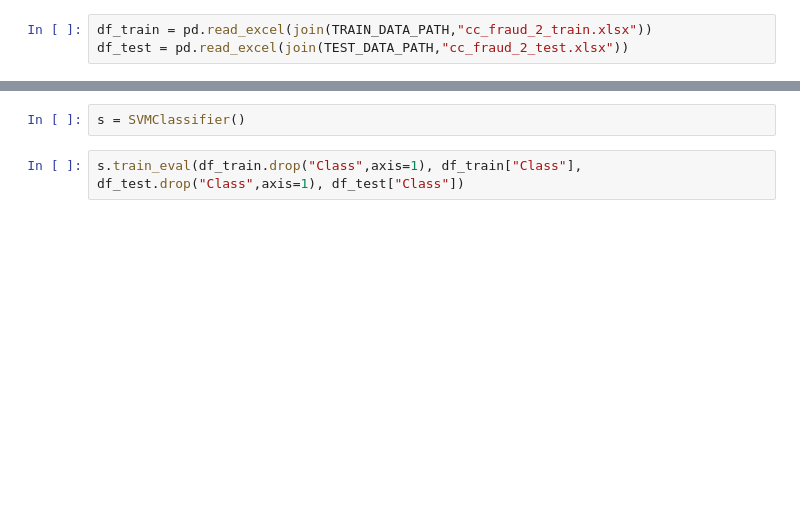
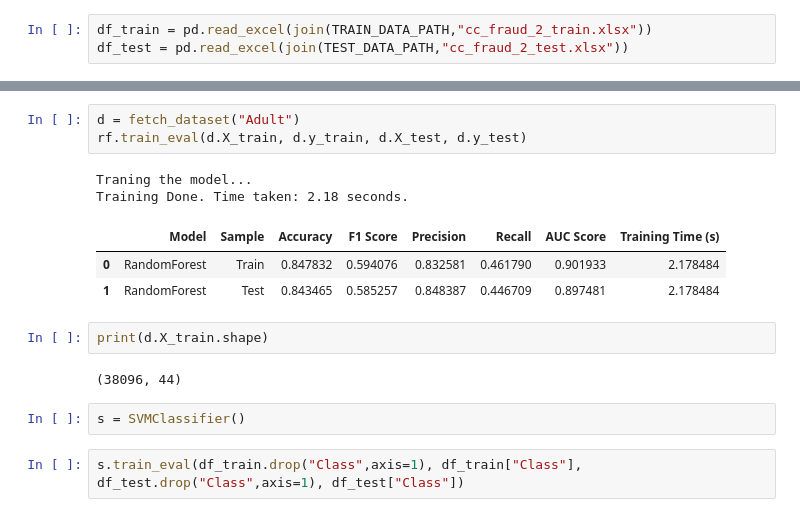
Before and after one commit to ShamilShukurov/ADA_GWU_Master_Thesis, a Jupyter notebook: Code/Modelling_Playground.ipynb, the cells around one changed output, grey strips where cells are left out. Cells and saved outputs as stored; diff of their text form; blank space fills up the shorter version.

```diff
--- a/Code/Modelling_Playground.ipynb
+++ b/Code/Modelling_Playground.ipynb
@@ -32,3 +60,16 @@ df_test = pd.read_excel(join(TEST_DATA_PATH,"cc_fraud_2_test.xlsx"))
+# %%
+d = fetch_dataset("Adult")
+rf.train_eval(d.X_train, d.y_train, d.X_test, d.y_test)
+# %% [output]
+Traning the model...
+Training Done. Time taken: 2.18 seconds.
+|  | Model | Sample | Accuracy | F1 Score | Precision | Recall | AUC Score | Training Time (s) |
+| 0 | RandomForest | Train | 0.847832 | 0.594076 | 0.832581 | 0.461790 | 0.901933 | 2.178484 |
+| 1 | RandomForest | Test | 0.843465 | 0.585257 | 0.848387 | 0.446709 | 0.897481 | 2.178484 |
+# %%
+print(d.X_train.shape)
+# %% [output]
+(38096, 44)
 # %%
 s = SVMClassifier()
 # %%
```
Also changed, not shown: parts of 7 cells of this notebook, 2 other files.
